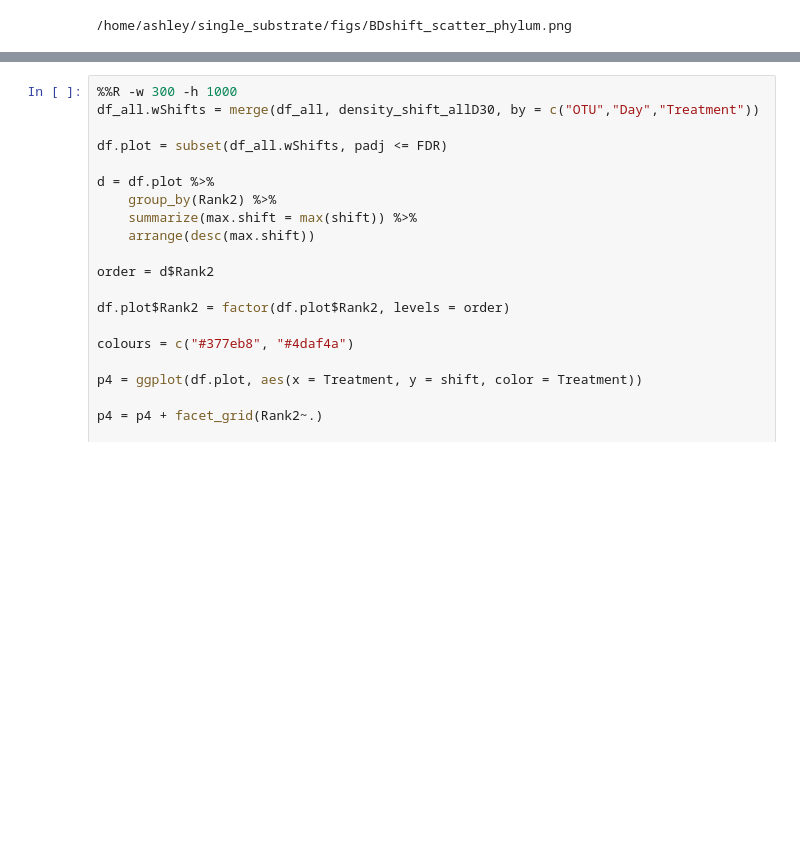
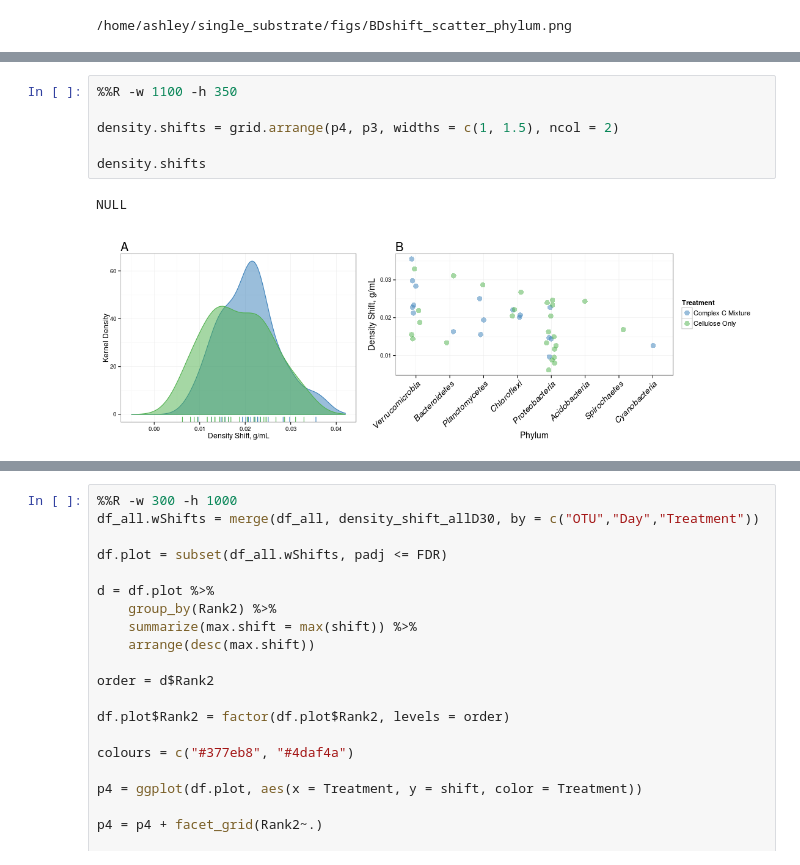
Before and after one commit to acampbellina/single_substrate, a Jupyter notebook: RA_KDE.ipynb, the cells around one changed output, grey strips where cells are left out. Cells and saved outputs as stored; diff of their text form; blank space fills up the shorter version.

```diff
--- a/RA_KDE.ipynb
+++ b/RA_KDE.ipynb
@@ -426,0 +436,9 @@ FileLink("figs/BDshift_scatter_phylum.png")
+# %%
+%%R -w 1100 -h 350
+
+density.shifts = grid.arrange(p4, p3, widths = c(1, 1.5), ncol = 2)
+
+density.shifts
+# %% [output]
+NULL
+[figure, added]
```
Also changed, not shown: parts of 8 cells of this notebook, 2 other files.
